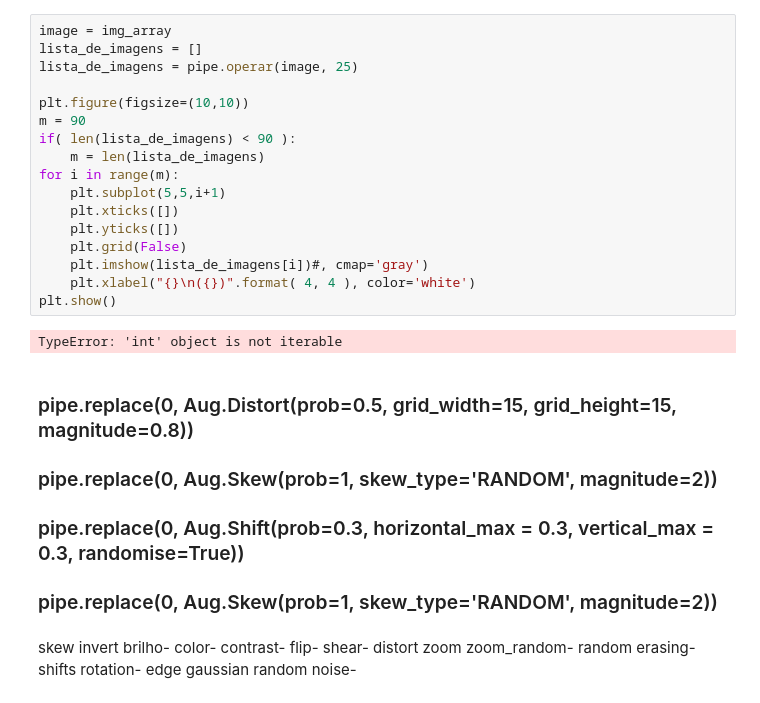
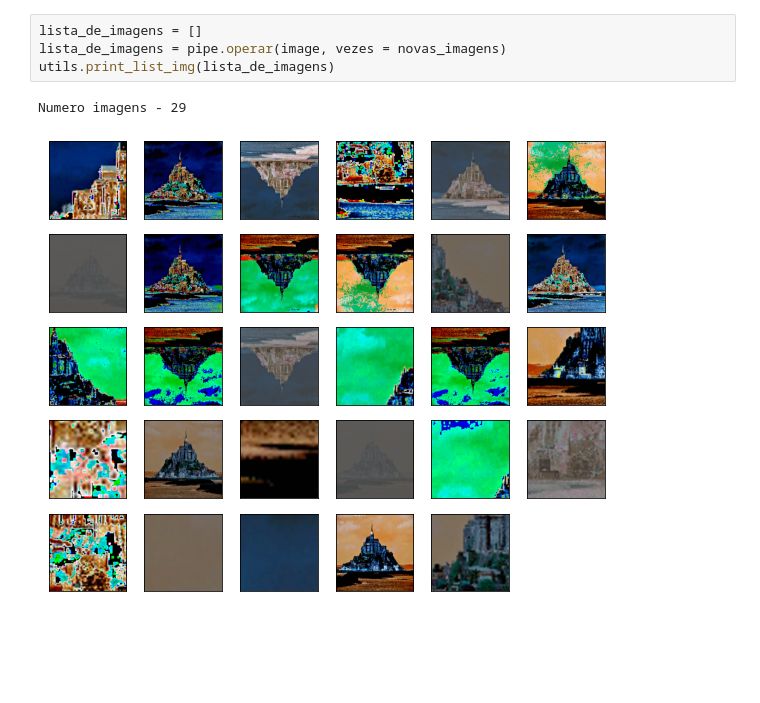
Before and after one commit to Birunda3000/Image-Augmentation, a Jupyter notebook: pipe_use_example.ipynb, the cells around one changed output. Saved outputs shown, nothing was run; the diff lists cells and outputs as text; blank space fills up the shorter version.

```diff
--- a/pipe_use_example.ipynb
+++ b/pipe_use_example.ipynb
@@ -230,41 +85,7 @@ Operações:
-# %%
-image = img_array
-lista_de_imagens = []
-lista_de_imagens = pipe.operar(image, 25)
-
-plt.figure(figsize=(10,10))
-m = 90
-if( len(lista_de_imagens) < 90 ):
-    m = len(lista_de_imagens)
-for i in range(m):
-    plt.subplot(5,5,i+1)
-    plt.xticks([])
-    plt.yticks([])
-    plt.grid(False)
-    plt.imshow(lista_de_imagens[i])#, cmap='gray')
-    plt.xlabel("{}\n({})".format( 4, 4 ), color='white')
-plt.show()
-# %% [output]
-TypeError: 'int' object is not iterable
-# %% [markdown]
-### pipe.replace(0, Aug.Distort(prob=0.5, grid_width=15, grid_height=15, magnitude=0.8))
-### pipe.replace(0, Aug.Skew(prob=1, skew_type='RANDOM', magnitude=2))
-### pipe.replace(0, Aug.Shift(prob=0.3,  horizontal_max = 0.3, vertical_max = 0.3, randomise=True))
-### pipe.replace(0, Aug.Skew(prob=1, skew_type='RANDOM', magnitude=2))
-# %% [markdown]
-skew
-invert
-brilho-
-color-
-contrast-
-flip-
-shear-
-distort
-zoom
-zoom_random-
-random erasing-
-shifts
-rotation-
-edge
-gaussian
-random noise-
+# %%
+lista_de_imagens = []
+lista_de_imagens = pipe.operar(image, vezes = novas_imagens)
+utils.print_list_img(lista_de_imagens)
+# %% [output]
+Numero imagens - 29
+[figure, added]
```
Also changed, not shown: parts of 14 cells of this notebook, 5 other files.
